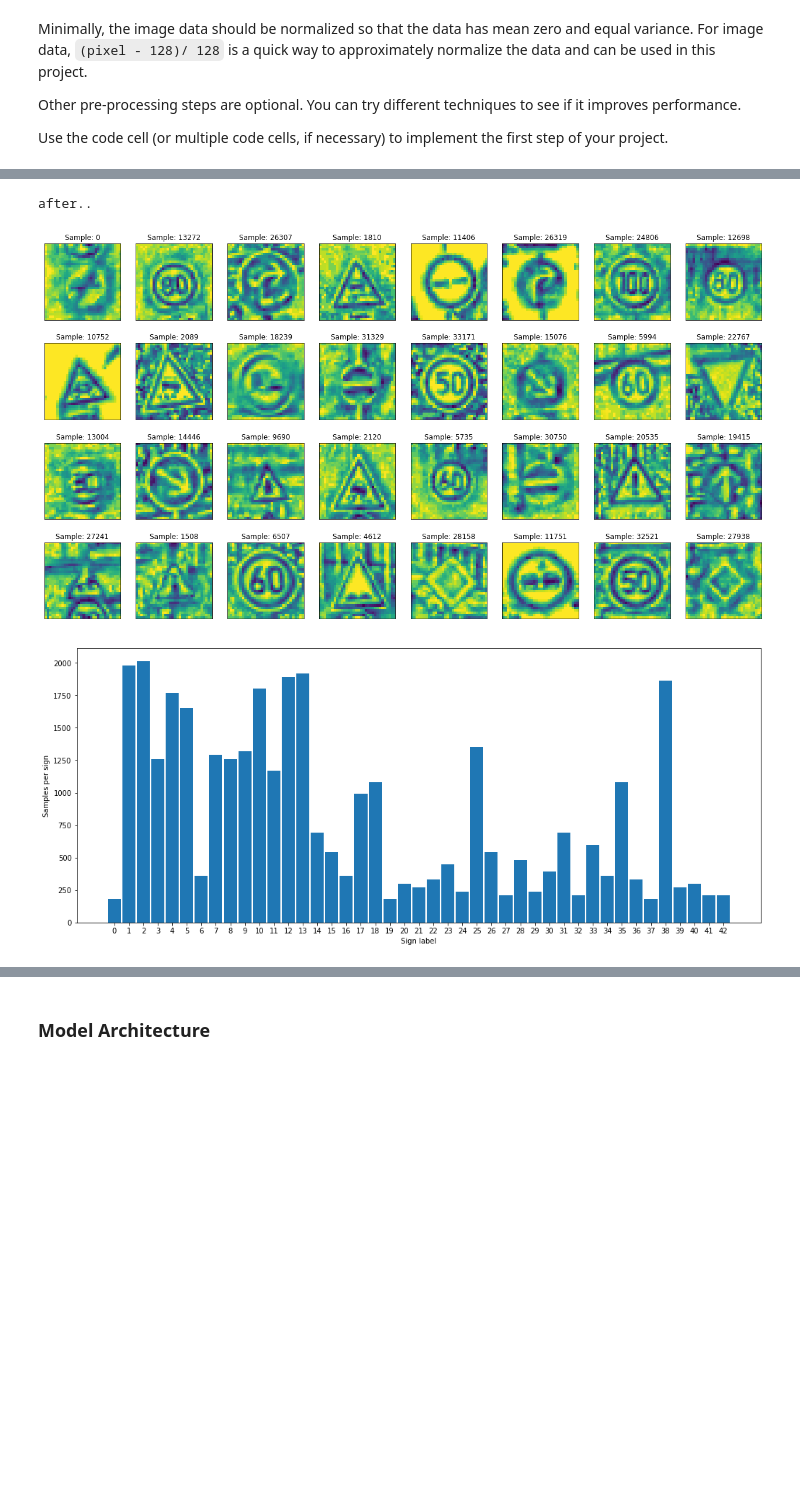
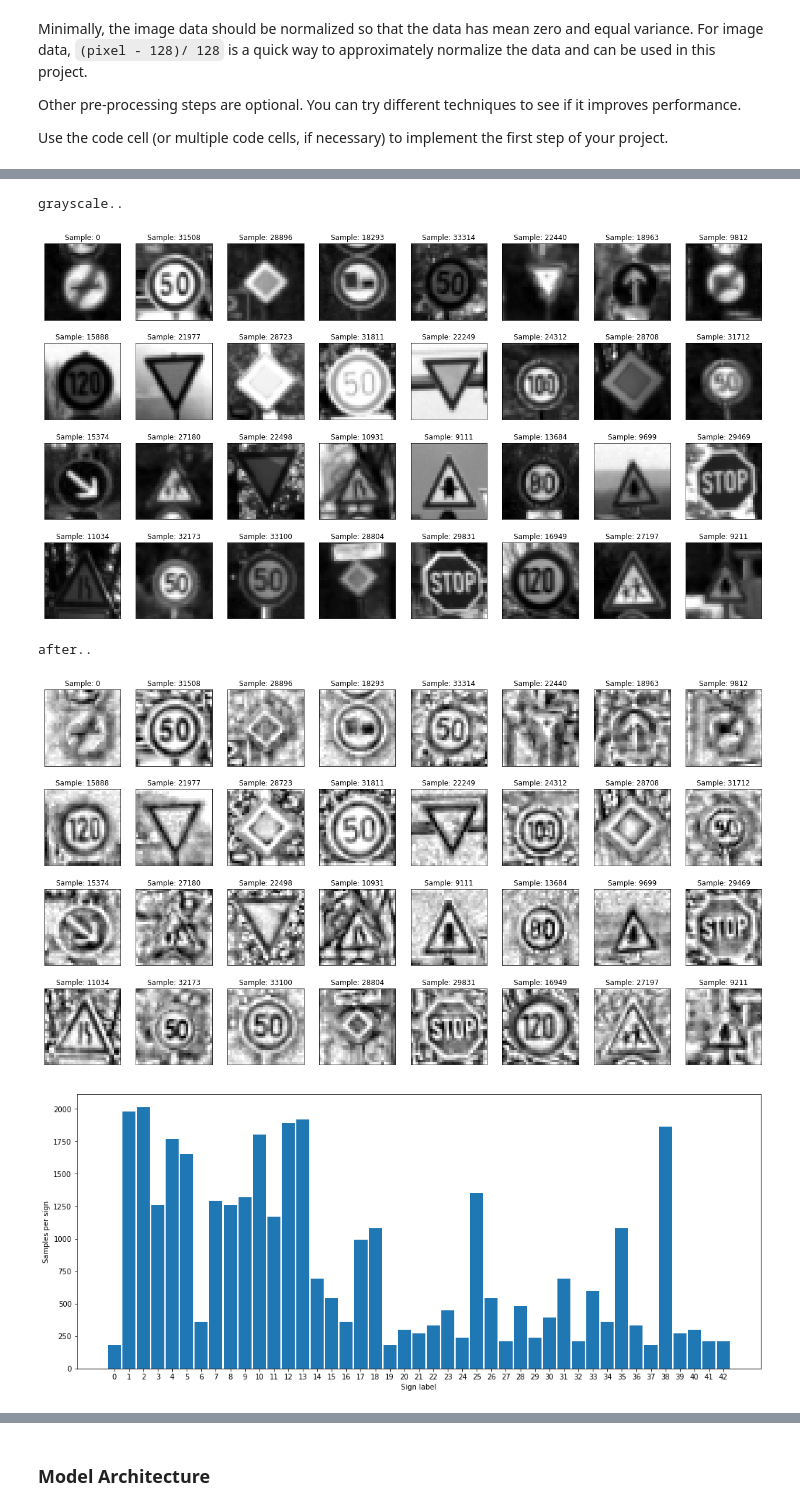
Before and after one commit to creich/CarND-Traffic-Sign-Classifier-Project, a Jupyter notebook: Traffic_Sign_Classifier.ipynb, the cells around one changed output, grey strips where cells are left out. Cells and saved outputs as stored; diff of their text form; code cells hidden in the pictures; blank space fills up the shorter version.

Commit message:
updated project writeup, including sample data

```diff
--- a/Traffic_Sign_Classifier.ipynb
+++ b/Traffic_Sign_Classifier.ipynb
@@ -107,8 +107,11 @@ import random
 # thx for the input regarding matplotlib: @stefancyliax
 # https://github.com/stefancyliax/CarND-Traffic-Sign-Classifier-Project
 
-def plot_samples(img, indices, labels = None, number_of_samples = 32, use_normalized_values = True):
+def plot_samples(img, indices, labels = None, number_of_samples = 32, use_normalized_values = True, use_grayscale = False):
     plt.figure(figsize=(22,12))
+    _cmap = None
+    if use_grayscale:
+        _cmap = plt.cm.gray
 
     for n in range(number_of_samples):
         index = indices[n]
@@ -116,9 +119,9 @@ def plot_samples(img, indices, labels = None, number_of_samples = 32, use_normal
         plt.subplot(4,8,n+1)
         plt.xticks([]), plt.yticks([])
         if use_normalized_values:
-            plt.imshow(image, interpolation="nearest", cmap="gray")
+            plt.imshow(image, interpolation="nearest", cmap = _cmap)
         else:
-            plt.imshow(image)
+            plt.imshow(image, cmap = _cmap)
         if labels:
             plt.title(labels[index])
         else:
@@ -126,9 +129,14 @@ def plot_samples(img, indices, labels = None, number_of_samples = 32, use_normal
 
     plt.show()
 
-def plot_random_samples(img, number_of_samples = 32):
+def plot_random_samples(img, number_of_samples = 32, use_grayscale = False):
     plt.figure(figsize=(22,12))
     indices = []
+
+    _cmap = None
+    if use_grayscale:
+        _cmap = plt.cm.gray
+
 
     for n in range(number_of_samples):
         index = random.randint(0, len(img)-1)
@@ -139,7 +147,8 @@ def plot_random_samples(img, number_of_samples = 32):
         image = img[index].squeeze()
         plt.subplot(4,8,n+1)
         plt.xticks([]), plt.yticks([])
-        plt.imshow(image)
+        #plt.imshow(image)
+        plt.imshow(image, cmap = _cmap)
         plt.title('Sample: ' + str(index))
 
     plt.show()
@@ -247,6 +256,9 @@ indices = plot_random_samples(X_train)
 X_train = convert_all_to_grayscale(X_train)
 X_valid = convert_all_to_grayscale(X_valid)
 
+print("grayscale..")
+plot_samples(X_train, indices, use_grayscale = True)
+
 X_train = apply_clahe(X_train)
 X_valid = apply_clahe(X_valid)
 
@@ -257,8 +269,8 @@ X_valid = apply_clahe(X_valid)
 ##y_train = np.append(y_train, y_train, axis=0)
 
 print("after..")
-#plot_samples(X_train, indices)
-indices = plot_random_samples(X_train)
+plot_samples(X_train, indices, use_grayscale = True)
+#indices = plot_random_samples(X_train, use_grayscale = True)
 
 print_sign_histogram()
 # %% [output]
@@ -267,6 +279,8 @@ before..
-after..
+grayscale..
-[figure, old version]
+[figure, new version]
+after..
-[figure, old version]
+[figure, new version]
+[figure, added]
 # %%
 ### Preprocess the data here. It is required to normalize the data. Other preprocessing steps could include
 ### converting to grayscale, etc.
```
Also changed, not shown: parts of 13 cells of this notebook, 8 other files.
